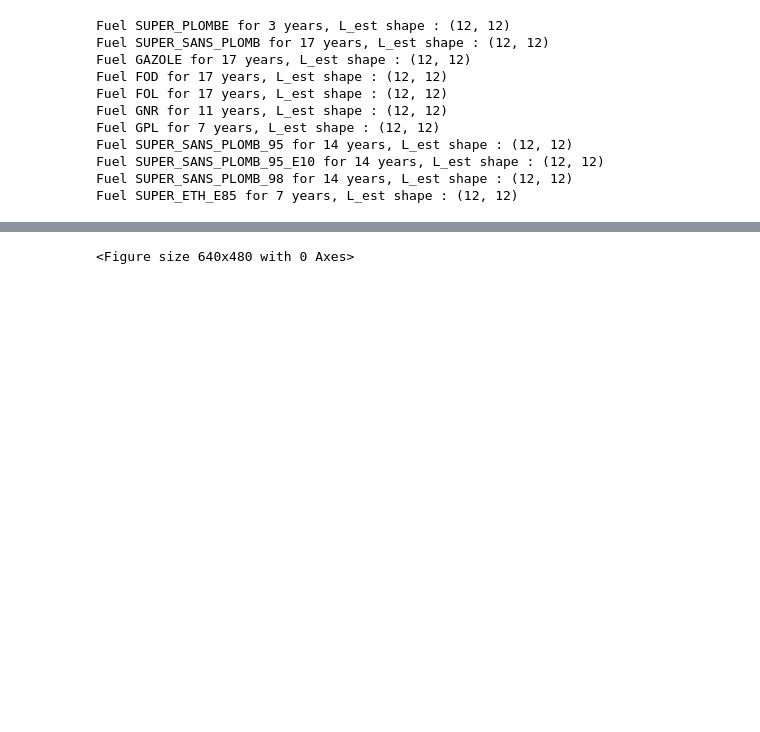
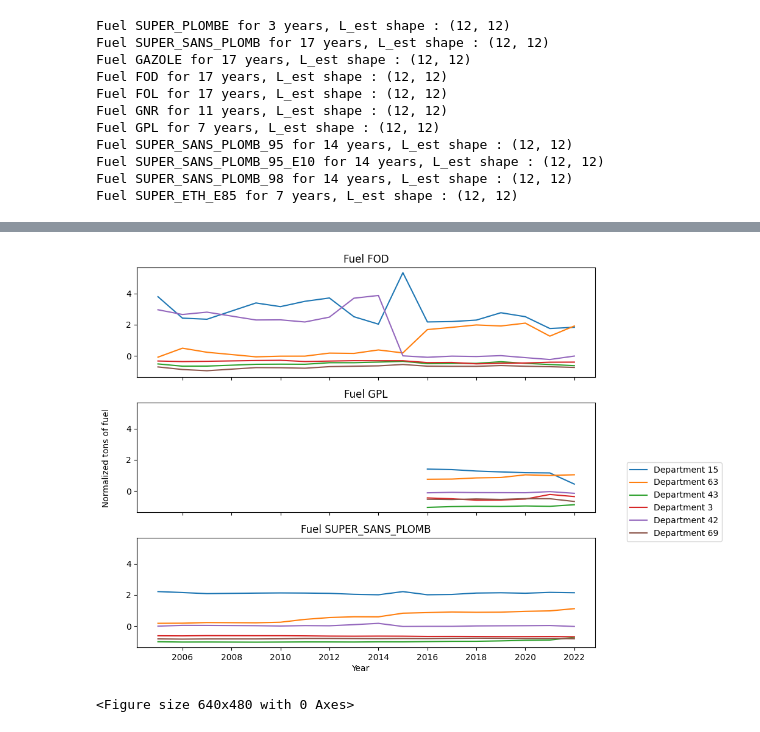
Before and after one commit to MathildeDupouy/learnGraph, a Jupyter notebook: scripts/realData_analyse_data.ipynb, the cells around one changed output, grey strips where cells are left out. Cells and saved outputs as stored; diff of their text form; code cells hidden in the pictures; blank space fills up the shorter version.

```diff
--- a/scripts/realData_analyse_data.ipynb
+++ b/scripts/realData_analyse_data.ipynb
@@ -118,3 +127,33 @@ plot_graph_department(est_graphs[fuel], node_values=fuel_data_ARA.samples_by_yea
+# %%
+import matplotlib.ticker as ticker
+
+depts = [15, 63, 43, 3, 42, 69]
+fuels = [FOD, GPL, SUPER_SANS_PLOMB]
+
+fig, axs = plt.subplots(len(fuels), 1, figsize=(8, 7), sharex=True, sharey=True)
+for i, fuel in enumerate(fuels) :
+    for dept in depts :
+        dept_index = list(est_graphs[fuel].nodes).index(dept)
+        axs[i].plot(computed_years[fuel], fuel_data_ARA.samples_by_year(fuel)[0][dept_index, :], label=f'Department {dept}')
+    axs[i].set_title(f'Fuel {fuel}')
+
+# Set common x and y labels
+fig.text(0.5, 0, 'Year', ha='center')
+fig.text(-0.03, 0.5, 'Normalized tons of fuel', va='center', rotation='vertical')
+
+# Common legend
+handles, labels = axs[0].get_legend_handles_labels()
+common_legend = fig.legend(handles, labels, loc='upper right', bbox_to_anchor=(1.25, 0.5))
+
+
+axs[-1].xaxis.set_major_locator(ticker.MaxNLocator(integer=True, prune='both'))
+axs[-1].xaxis.set_major_formatter(ticker.FormatStrFormatter('%d'))
+
+# Adjust layout to prevent clipping of titles
+plt.tight_layout()
+plt.show()
+# %% [output]
+[figure, added]
 # %%
 fuels_dist = np.zeros((len(computed_fuels), len(computed_fuels)))
 for i, fuel1 in enumerate(computed_fuels) :
```
Also changed, not shown: parts of 3 cells of this notebook, 1 other file.
